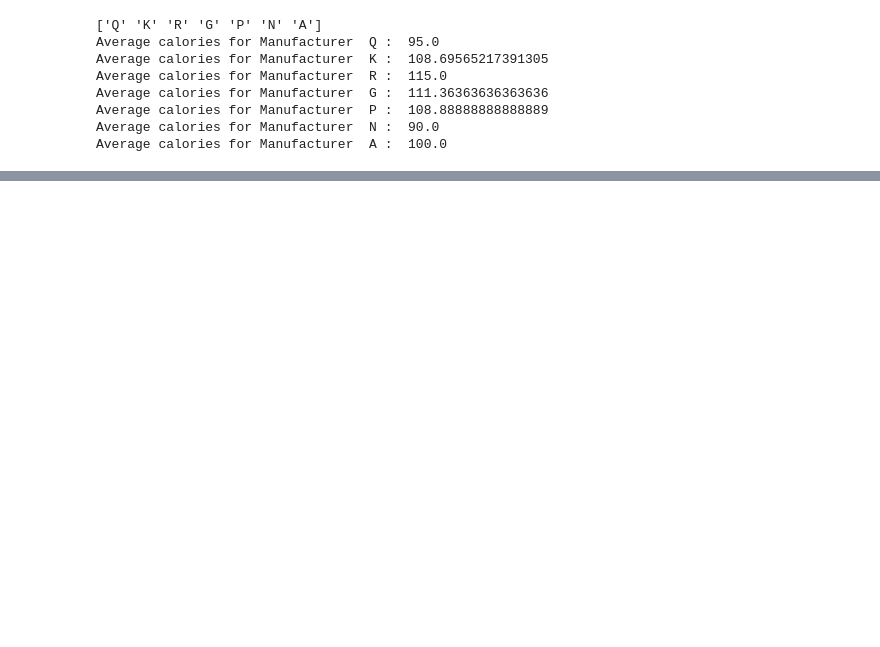
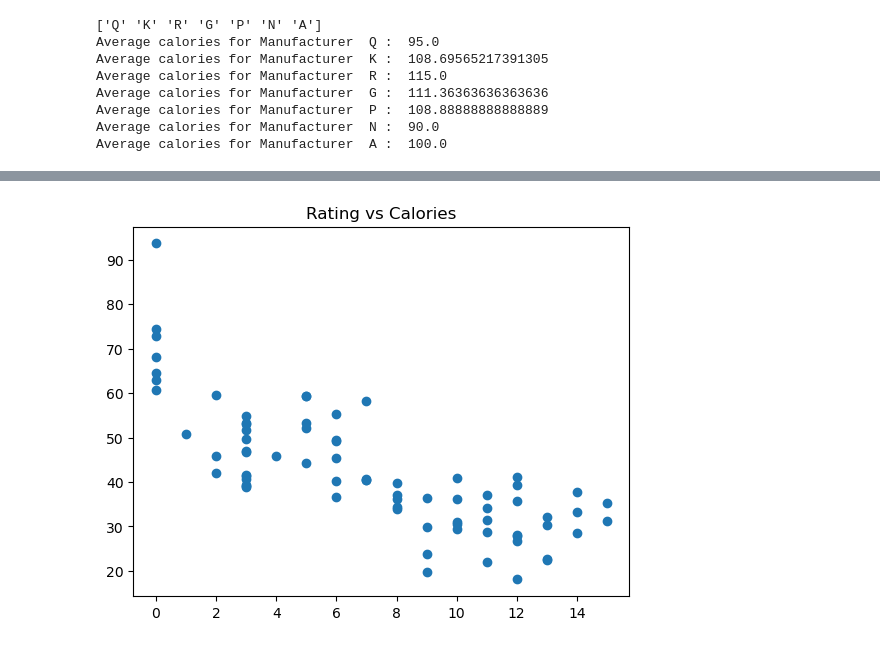
Before and after one commit to goosbo/davstuff, a Jupyter notebook: cereals.ipynb, the cells around one changed output, grey strips where cells are left out. Saved outputs shown, nothing was run; the diff lists cells and outputs as text; code cells hidden in the pictures; blank space fills up the shorter version.

```diff
--- a/cereals.ipynb
+++ b/cereals.ipynb
@@ -171,0 +209,10 @@ TypeError: Could not convert 135320330?703010012519035105451055525352065160?3012
+# %%
+#13.How does the sugar content compare in cereals with high vs. low ratings?
+invalid_index =np.where(cereals_data['sugars'] == '?')[0]
+
+plt.scatter(np.float64(cereals_data['sugars'].drop(index=invalid_index)),cereals_data['rating'].drop(index=invalid_index))
+plt.title('Rating vs Calories')
+plt.show()
+# higher the rating of the cereals, lower is the calories
+# %% [output]
+[figure, added]
```
Also changed, not shown: parts of 9 cells of this notebook, 4 other files.
